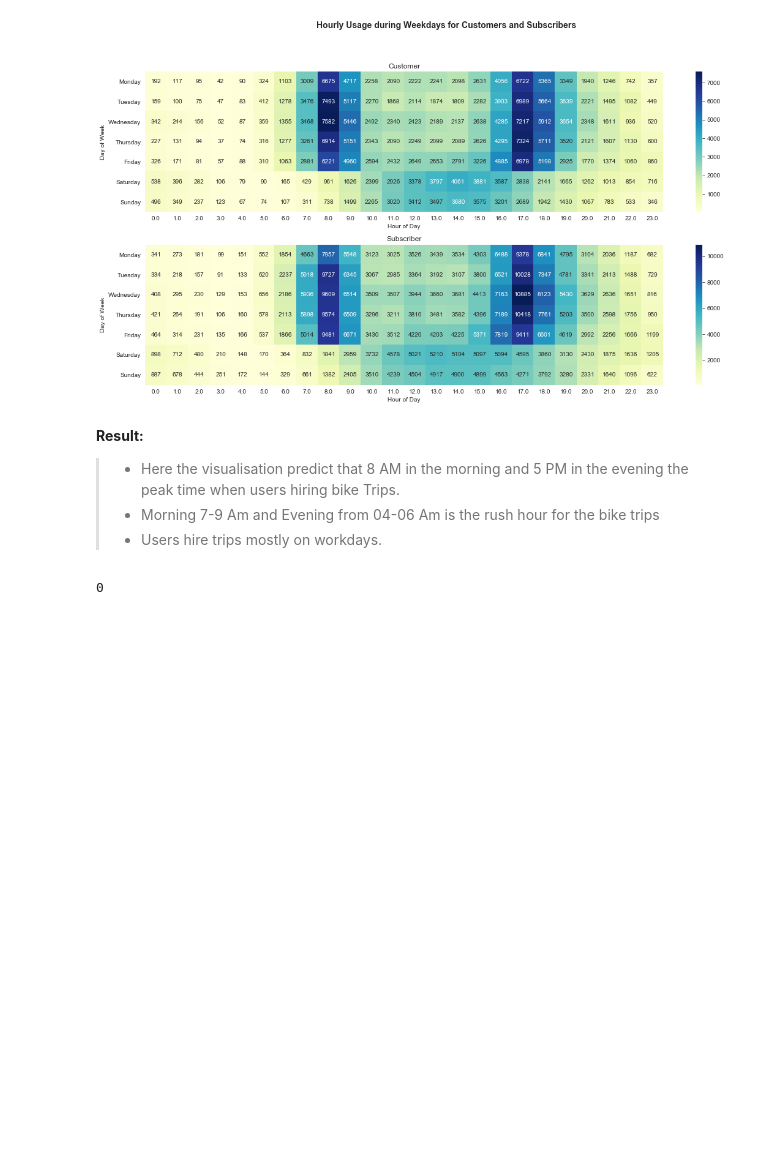
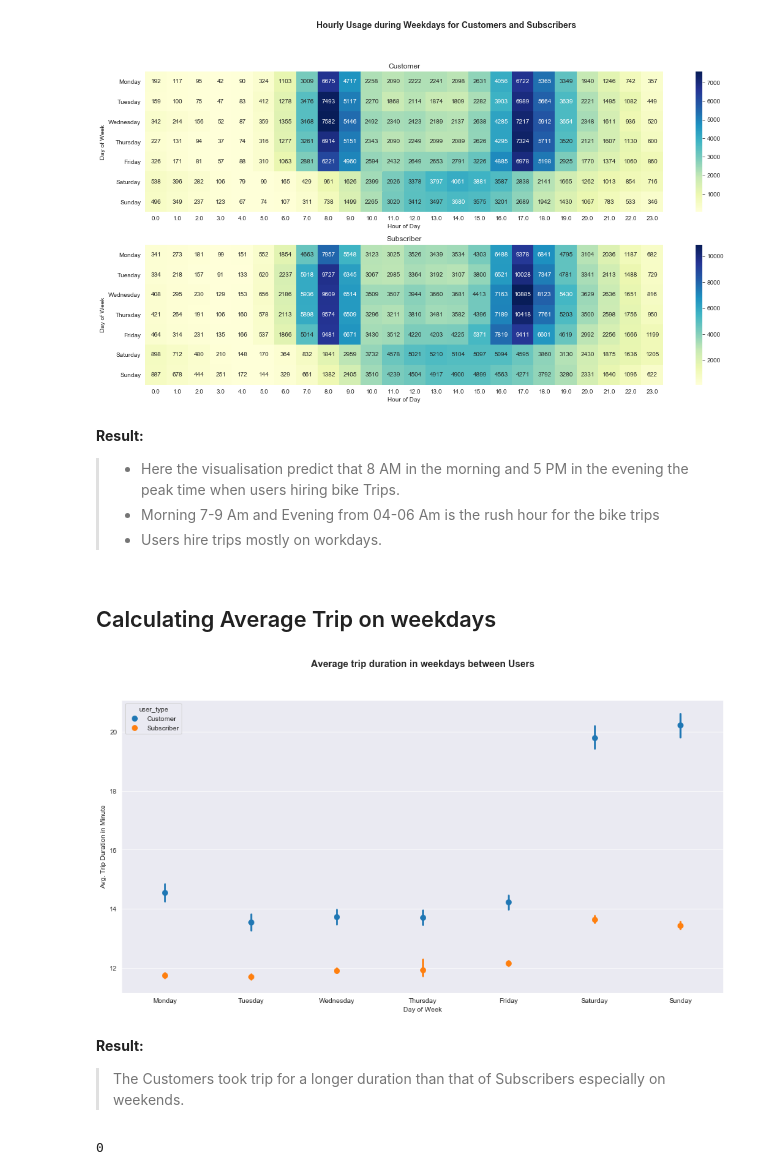
Before and after one commit to abhishekpandeyIT/BayWheelsRideDataExploration, a Jupyter notebook: notebook_slide_deck.ipynb, the cells around one changed output. Saved outputs shown, nothing was run; the diff lists cells and outputs as text; code cells hidden in the pictures; blank space fills up the shorter version.

```diff
--- a/notebook_slide_deck.ipynb
+++ b/notebook_slide_deck.ipynb
@@ -97,4 +103,17 @@ plt.suptitle('Hourly Usage during Weekdays for Customers and Subscribers', fonts
 > - Here the visualisation predict that 8 AM in the morning and 5 PM in the evening the peak time when users hiring bike Trips.
 > - Morning 7-9 Am and Evening from 04-06 Am is the rush hour for the bike trips
 > - Users hire trips mostly on workdays.
+# %% [markdown]
+## Calculating Average Trip on weekdays
+# %%
+plt.rcParams['figure.figsize'] = 16, 8
+sns.pointplot(data=df, x='start_day_of_week', y='duration_minute', hue='user_type', dodge=False, linestyles="");
+plt.xlabel('Day of Week');
+plt.ylabel('Avg. Trip Duration in Minute');
+plt.title('Average trip duration in weekdays between Users', fontsize=14, fontweight='semibold', y=1.1);
+# %% [output]
+[figure, added]
+# %% [markdown]
+**Result:**
+> The Customers took trip for a longer duration than that of Subscribers especially on weekends.
 # %%
```
Also changed, not shown: parts of 8 cells of this notebook, 4 other files.
